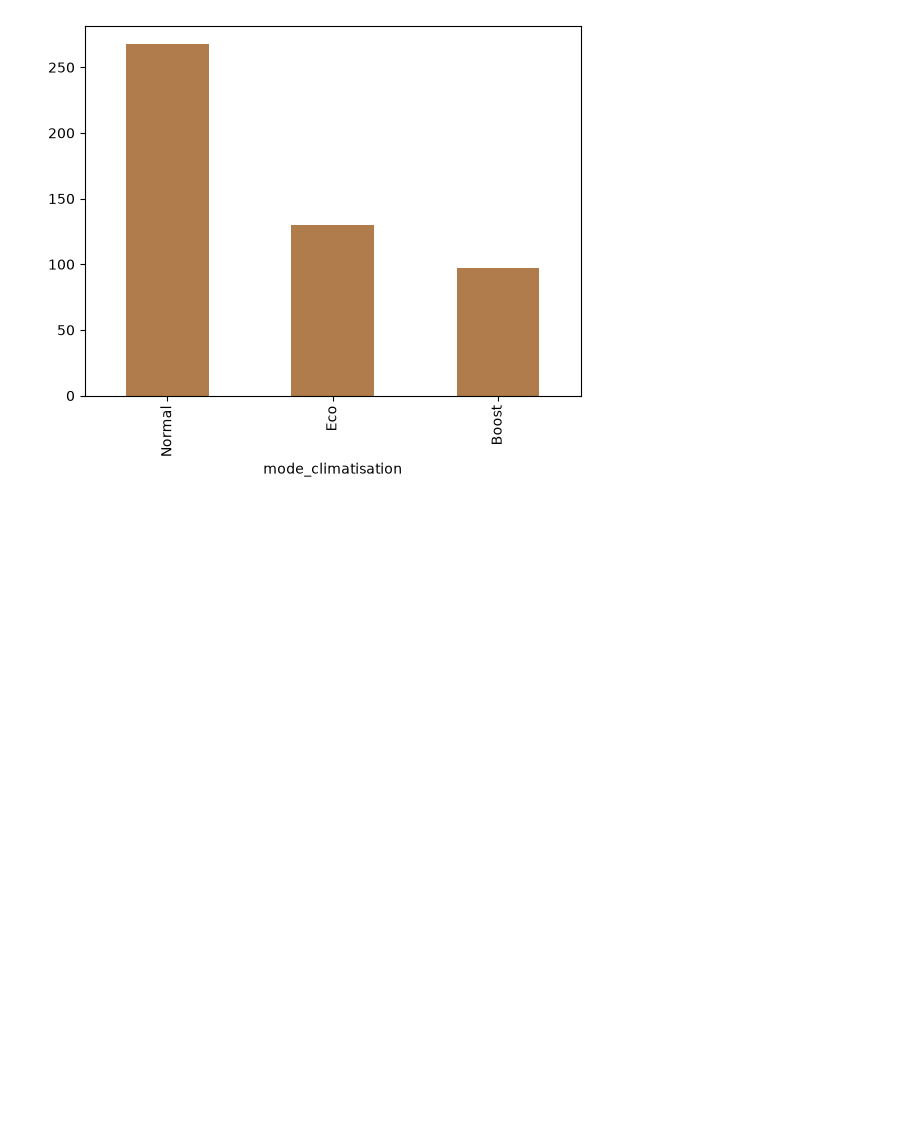
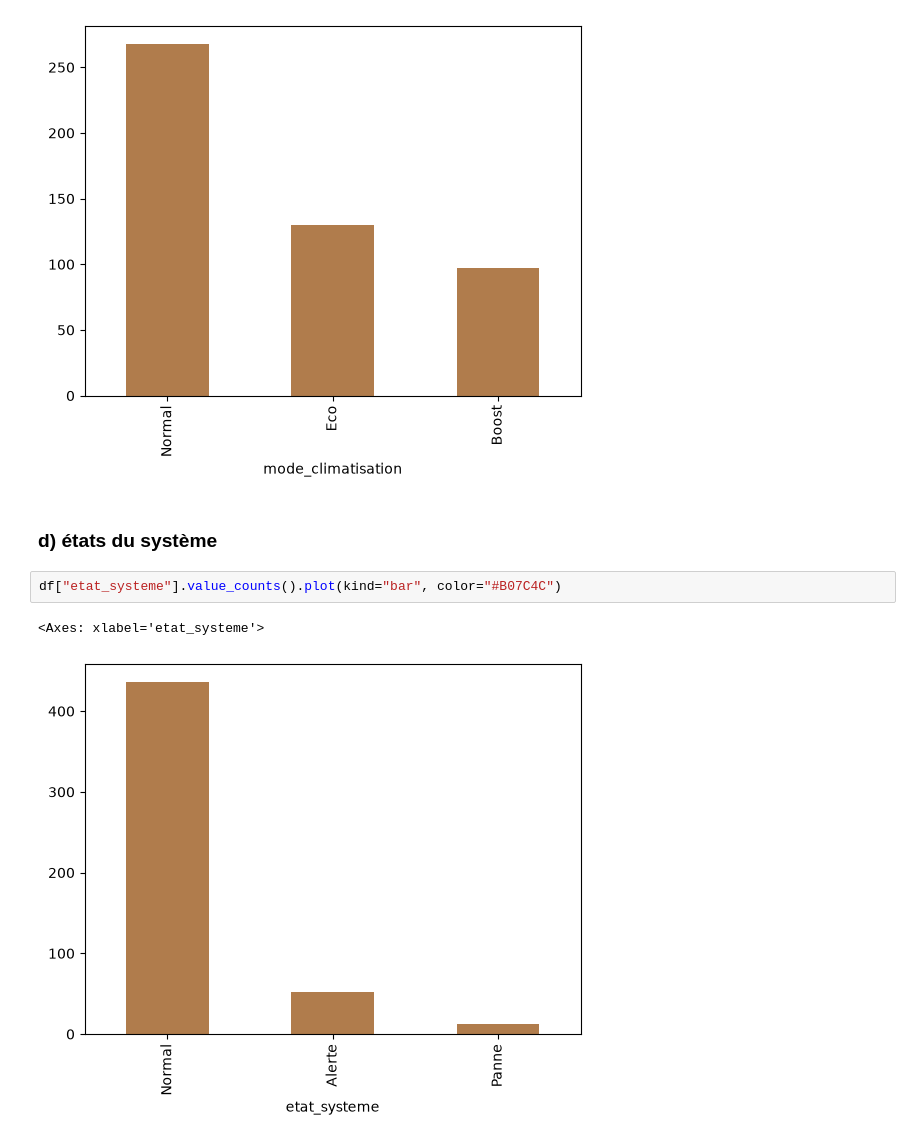
Before and after one commit to Damstat/atelier_prepa_donnees_tab, a Jupyter notebook: notebooks/atelier_prepa_donnees_tab.ipynb, the cells around one changed output. Saved outputs shown, nothing was run; the diff lists cells and outputs as text; blank space fills up the shorter version.

Commit message:
17d: Affichage de la frequence des etats du systeme

```diff
--- a/notebooks/atelier_prepa_donnees_tab.ipynb
+++ b/notebooks/atelier_prepa_donnees_tab.ipynb
@@ -585,3 +585,10 @@ df["mode_climatisation"].value_counts().plot(kind="bar", color="#B07C4C")
 # %% [output]
 <Axes: xlabel='mode_climatisation'>
 [figure]
+# %% [markdown]
+### d) états du système
+# %%
+df["etat_systeme"].value_counts().plot(kind="bar", color="#B07C4C")
+# %% [output]
+<Axes: xlabel='etat_systeme'>
+[figure, added]
```
